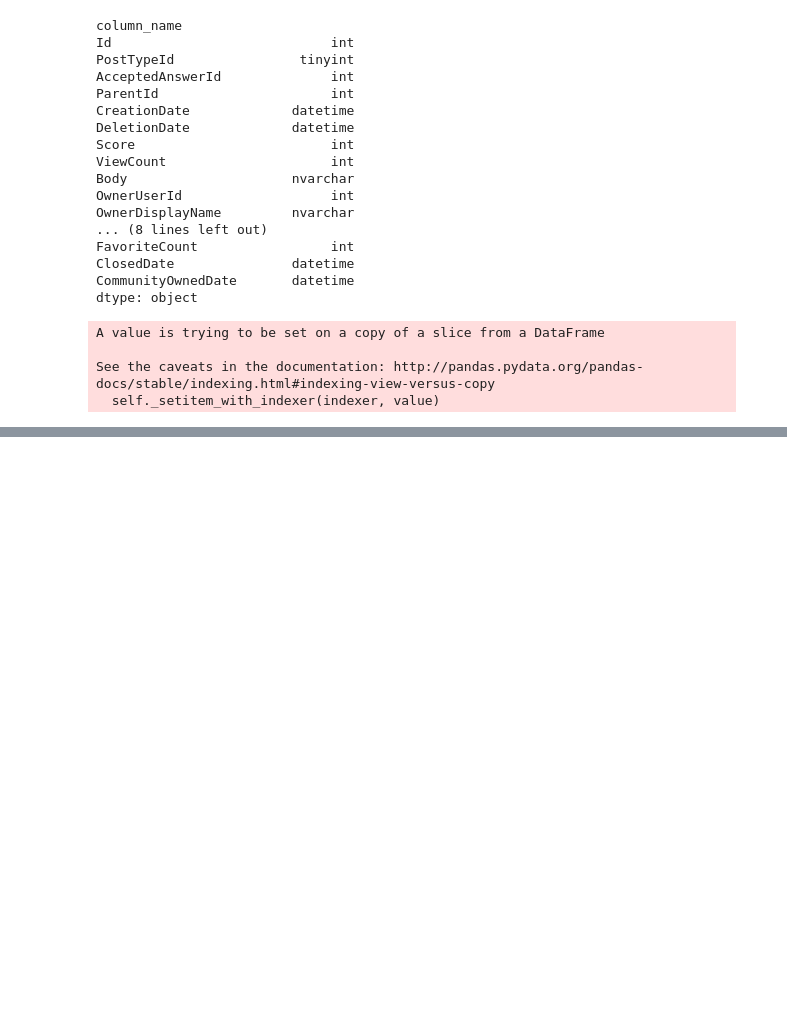
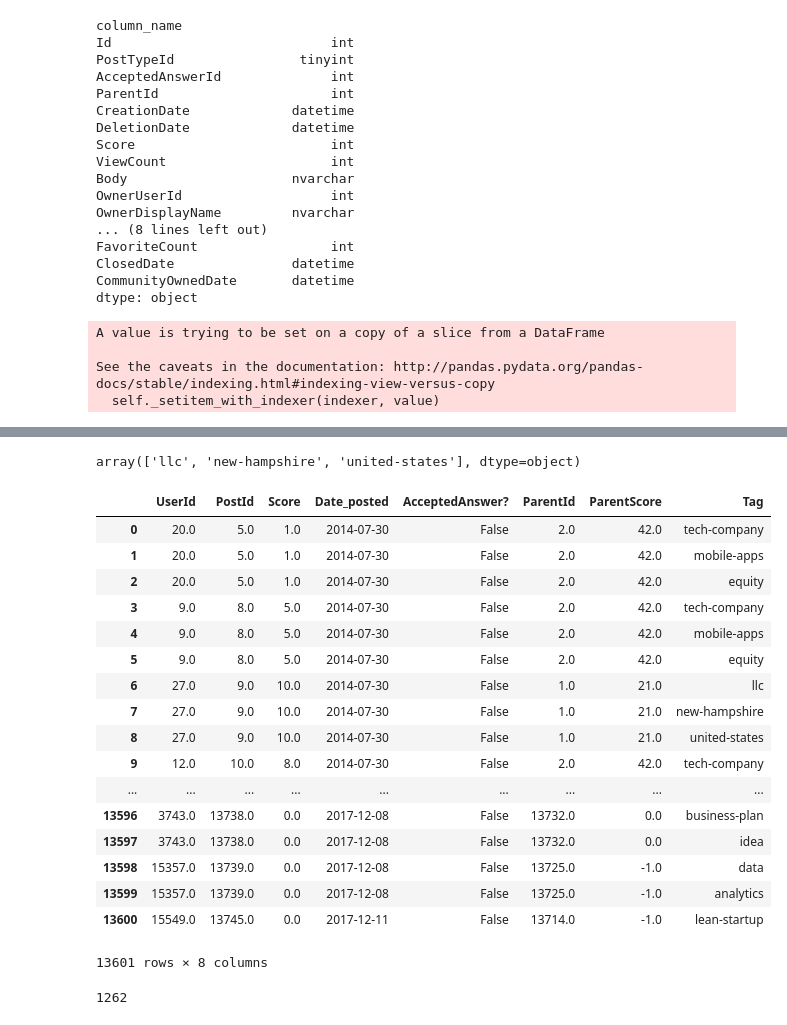
Before and after one commit to Denton044/StackExchange-Analysis, a Jupyter notebook: EDA.ipynb, the cells around one changed output, grey strips where cells are left out. Drawn from its saved outputs; the diff is of its cells as text; code cells hidden in the pictures; blank space fills up the shorter version.

Commit message:
added user_answer_table"

```diff
--- a/EDA.ipynb
+++ b/EDA.ipynb
@@ -55,4 +44,0 @@ df.head()
-# %%
-answer_ids = pd.DataFrame(df['AcceptedAnswerId'][df['AcceptedAnswerId'].isnull()==False].unique(), columns=['Id'])
-print(len(answer_ids))
-answer_ids
@@ -318,0 +66,3 @@ EDA_tagged.head()
+# %%
+# lets clean up the CreationDate
+df['CreationDate'] = pd.DatetimeIndex(data=df['CreationDate']).date
@@ -318,0 +90,70 @@ EDA_tagged.head()
+# %%
+df['Tags'][df['Id']==1].values
+# %% [output]
+array(['llc', 'new-hampshire', 'united-states'], dtype=object)
+# %%
+def get_user_answer_df(df, accepted_answers):
+    all_data = []
+    new_columns = ['UserId', 'PostId', 'Score', 'Date_posted', 'AcceptedAnswer?', 'ParentId', 'ParentScore', 'Tag']
+    answer_ids = df['Id'][df['PostTypeId']==2].unique()
+
+    for answer_id in answer_ids:
+        answer_ref_df = df[df['Id'] == answer_id]
+        parent_id = answer_ref_df['ParentId'].values[0]
+        question_df = df[df['Id'] == parent_id]
+
+        row_data = {}
+        row_data['UserId'] = answer_ref_df['OwnerUserId'].values[0]
+        row_data['PostId'] = answer_id
+        row_data['Score'] = answer_ref_df['Score'].values[0]
+        row_data['Date_posted'] = answer_ref_df['CreationDate'].values[0]
+        row_data['AcceptedAnswer?'] = answer_id in accepted_answers
+        row_data['ParentId'] = answer_ref_df['ParentId'].values[0]
+        row_data['ParentScore'] = question_df['Score'].values[0]
+        tags = question_df['Tags'].values
+
+
+        for tag in tags:
+            tag_label = {'Tag': tag}
+            row_data = {**row_data, **tag_label}
+            all_data.append(row_data)
+
+    master_data = pd.DataFrame(
+                           data=all_data,
+                           columns=new_columns)
+
+
+    return(master_data)
+# %%
+test = get_user_answer_df(df, accepted_answer_ids)
+# %%
+test[test['Tag'].isnull()==False]
+# %% [output]
+|  | UserId | PostId | Score | Date_posted | AcceptedAnswer? | ParentId | ParentScore | Tag |
+| 0 | 20.0 | 5.0 | 1.0 | 2014-07-30 | False | 2.0 | 42.0 | tech-company |
+| 1 | 20.0 | 5.0 | 1.0 | 2014-07-30 | False | 2.0 | 42.0 | mobile-apps |
+| 2 | 20.0 | 5.0 | 1.0 | 2014-07-30 | False | 2.0 | 42.0 | equity |
+| 3 | 9.0 | 8.0 | 5.0 | 2014-07-30 | False | 2.0 | 42.0 | tech-company |
+| 4 | 9.0 | 8.0 | 5.0 | 2014-07-30 | False | 2.0 | 42.0 | mobile-apps |
+| 5 | 9.0 | 8.0 | 5.0 | 2014-07-30 | False | 2.0 | 42.0 | equity |
+| 6 | 27.0 | 9.0 | 10.0 | 2014-07-30 | False | 1.0 | 21.0 | llc |
+| 7 | 27.0 | 9.0 | 10.0 | 2014-07-30 | False | 1.0 | 21.0 | new-hampshire |
+| 8 | 27.0 | 9.0 | 10.0 | 2014-07-30 | False | 1.0 | 21.0 | united-states |
+| 9 | 12.0 | 10.0 | 8.0 | 2014-07-30 | False | 2.0 | 42.0 | tech-company |
+| ... | ... | ... | ... | ... | ... | ... | ... | ... |
+| 13596 | 3743.0 | 13738.0 | 0.0 | 2017-12-08 | False | 13732.0 | 0.0 | business-plan |
+| 13597 | 3743.0 | 13738.0 | 0.0 | 2017-12-08 | False | 13732.0 | 0.0 | idea |
+| 13598 | 15357.0 | 13739.0 | 0.0 | 2017-12-08 | False | 13725.0 | -1.0 | data |
+| 13599 | 15357.0 | 13739.0 | 0.0 | 2017-12-08 | False | 13725.0 | -1.0 | analytics |
+| 13600 | 15549.0 | 13745.0 | 0.0 | 2017-12-11 | False | 13714.0 | -1.0 | lean-startup |
+13601 rows × 8 columns
+# %%
+#getting the posts labeled as AcceptedAnswers
+answer_ids = pd.DataFrame(df['AcceptedAnswerId'][df['AcceptedAnswerId'].isnull()==False].unique(),
+                          columns=['Accepted'])
+print(len(answer_ids))
+answer_ids.head()
+
+accepted_answer_ids = set(df['AcceptedAnswerId'][df['AcceptedAnswerId'].isnull()==False].unique())
+# %% [output]
+1262
```
Also changed, not shown: parts of 54 cells of this notebook.
